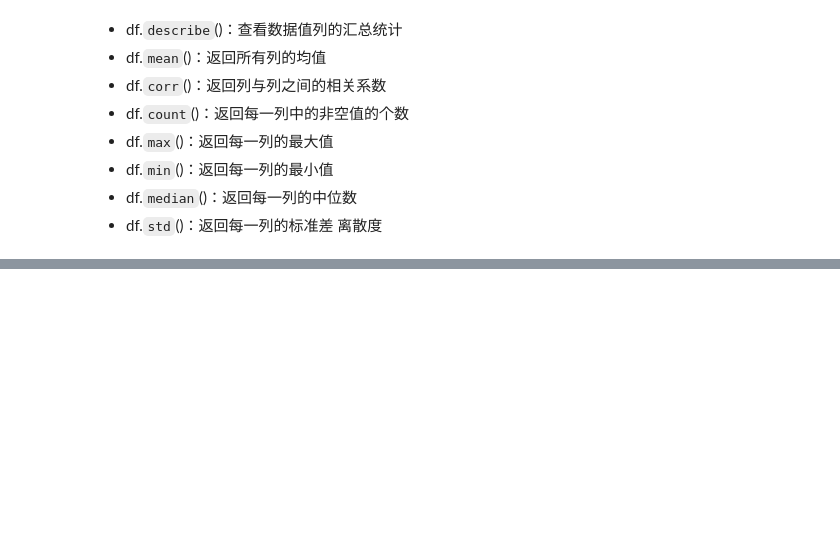
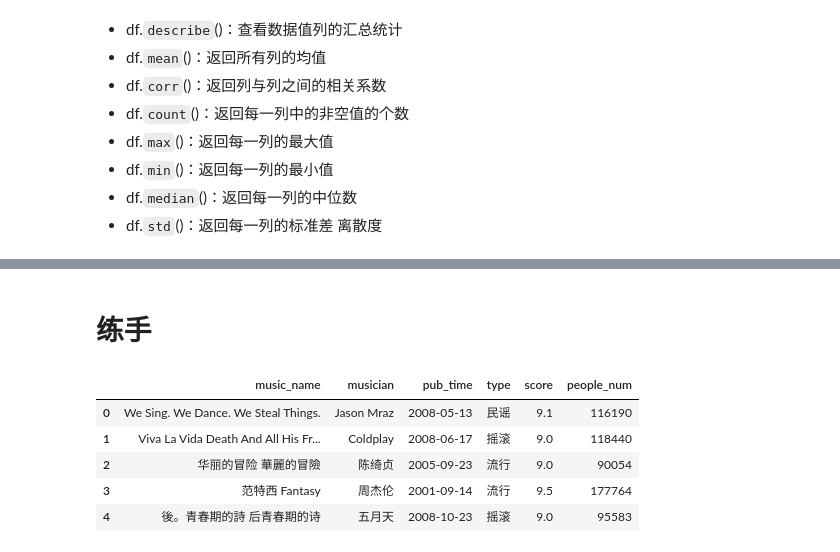
Before and after one commit to zhiliang-lin/css_note, a Jupyter notebook: py/pandas.ipynb, the cells around one changed output, grey strips where cells are left out. Saved outputs shown, nothing was run; the diff lists cells and outputs as text; code cells hidden in the pictures; blank space fills up the shorter version.

```diff
--- a/py/pandas.ipynb
+++ b/py/pandas.ipynb
@@ -248,0 +417,2 @@ Out[3]:
+# %% [markdown]
+# 练手
@@ -248,0 +424,9 @@ Out[3]:
+# %%
+df.head()
+# %% [output]
+|  | music_name | musician | pub_time | type | score | people_num |
+| 0 | We Sing. We Dance. We Steal Things. | Jason Mraz | 2008-05-13 | 民谣 | 9.1 | 116190 |
+| 1 | Viva La Vida Death And All His Fr... | Coldplay | 2008-06-17 | 摇滚 | 9.0 | 118440 |
+| 2 | 华丽的冒险 華麗的冒險 | 陈绮贞 | 2005-09-23 | 流行 | 9.0 | 90054 |
+| 3 | 范特西 Fantasy | 周杰伦 | 2001-09-14 | 流行 | 9.5 | 177764 |
+| 4 | 後。青春期的詩 后青春期的诗 | 五月天 | 2008-10-23 | 摇滚 | 9.0 | 95583 |
```
Also changed, not shown: parts of 58 cells of this notebook, 4 other files.
